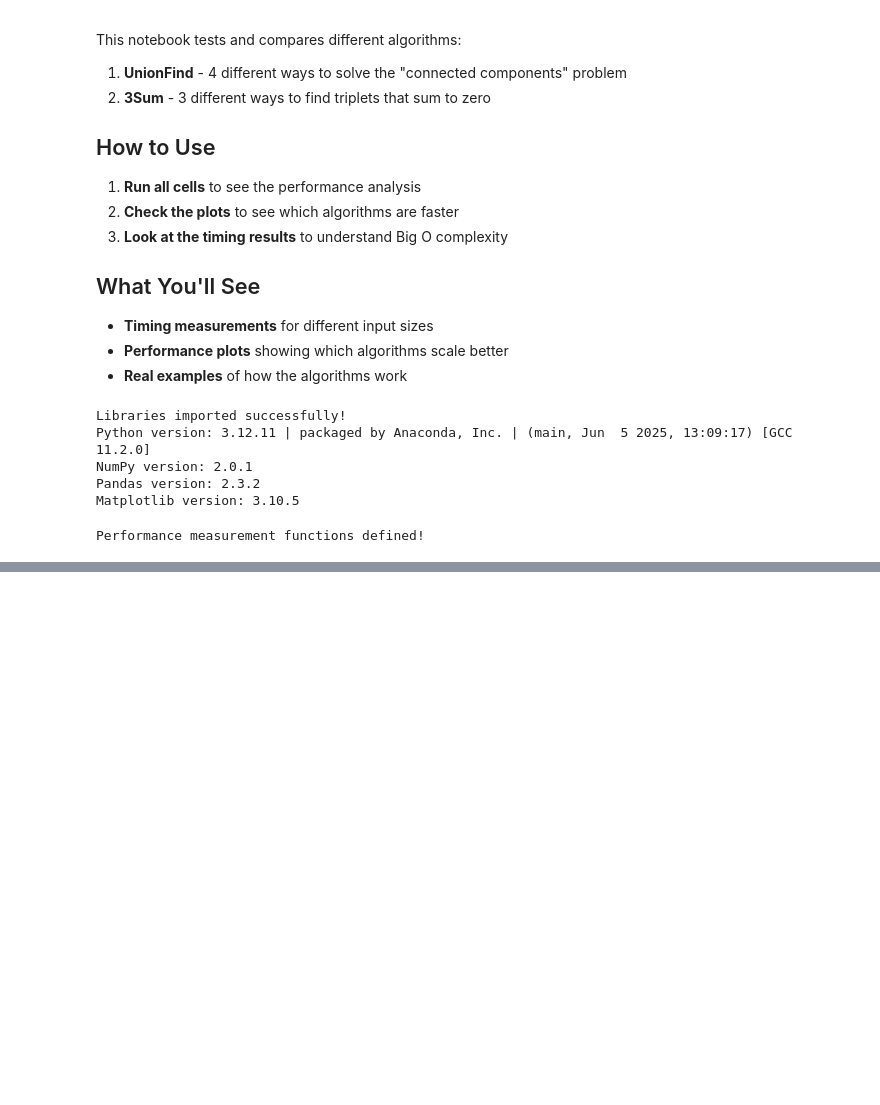
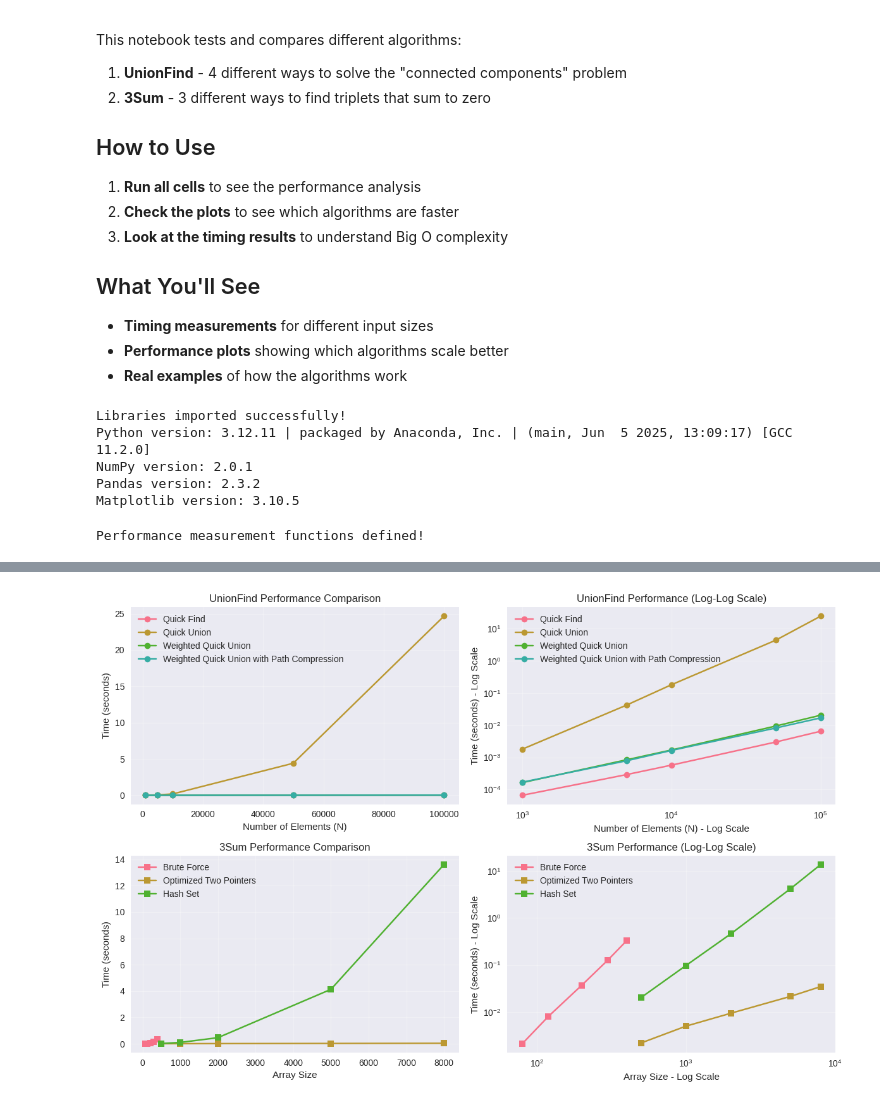
Before and after one commit to legitmattias/1dv018-assignment1, a Jupyter notebook: notebooks/algorithm_analysis.ipynb, the cells around one changed output, grey strips where cells are left out. Saved outputs shown, nothing was run; the diff lists cells and outputs as text; code cells hidden in the pictures; blank space fills up the shorter version.

```diff
--- a/notebooks/algorithm_analysis.ipynb
+++ b/notebooks/algorithm_analysis.ipynb
@@ -98,12 +98,10 @@ print("Performance measurement functions defined!")
 # %% [output]
 Performance measurement functions defined!
 # %%
-# UnionFind Performance Analysis
 print("=== UnionFind Performance Analysis ===")
 
-# Test parameters
-n_values = [100, 500, 1000, 2000, 5000]
-num_operations = 1000
+# Updated test parameters based on workshop feedback
+n_values = [1000, 5000, 10000, 50000, 100000]
 
 # UnionFind algorithms to test
 uf_algorithms = [
@@ -117,13 +115,15 @@ uf_algorithms = [
 uf_results = []
 
 for n in n_values:
-    print(f"\nTesting with N = {n}")
+    # Scale operations proportionally to N (~0.9 * N ratio as recommended)
+    num_operations = int(0.9 * n)
+    print(f"\nTesting with N = {n}, Operations = {num_operations}")
     operations = generate_unionfind_operations(n, num_operations)
 
     for name, uf_class in uf_algorithms:
         test_func = setup_unionfind_test(uf_class, n, operations)
 
-        result = %timeit -q -o test_func()  # pyright: ignore
+        result = %timeit -q -o test_func() # pyright: ignore
 
         uf_results.append(
             {
@@ -277,0 +243,85 @@ Visualizations created successfully!
+# %%
+# Visualization of Results
+print("=== Creating Performance Visualizations ===")
+
+# Convert results to DataFrames for easier plotting
+uf_df = pd.DataFrame(uf_results)
+threesum_df = pd.DataFrame(threesum_results)
+
+# Slope verification for complexity analysis
+print("\n=== Slope Analysis for Complexity Verification ===")
+
+# Minimum data points required for slope calculation
+MIN_DATA_POINTS = 2
+
+# UnionFind slope analysis
+print("\nUnionFind Complexity Verification:")
+for algorithm in uf_df["Algorithm"].unique():
+    data = uf_df[uf_df["Algorithm"] == algorithm].sort_values("N")
+    if len(data) >= MIN_DATA_POINTS:
+        # Calculate slope between first and last points in log-log space
+        log_n = np.log10(data["N"].values)
+        log_time = np.log10(data["Time (s)"].values)
+        slope = (log_time[-1] - log_time[0]) / (log_n[-1] - log_n[0])
+        print(f"  {algorithm}: slope = {slope:.2f}")
+
+# 3Sum slope analysis
+print("\n3Sum Complexity Verification:")
+for algorithm in threesum_df["Algorithm"].unique():
+    data = threesum_df[threesum_df["Algorithm"] == algorithm].sort_values("Array Size")
+    if len(data) >= MIN_DATA_POINTS:
+        log_size = np.log10(data["Array Size"].values)
+        log_time = np.log10(data["Time (s)"].values)
+        slope = (log_time[-1] - log_time[0]) / (log_size[-1] - log_size[0])
+        print(f"  {algorithm}: slope = {slope:.2f} "
+              f"(expected: ~2.0 for O(N²), ~3.0 for O(N³))")
+
+# Create UnionFind performance plot
+plt.figure(figsize=(12, 8))
+
+plt.subplot(2, 2, 1)
+for algorithm in uf_df["Algorithm"].unique():
+    data = uf_df[uf_df["Algorithm"] == algorithm]
+    plt.plot(data["N"], data["Time (s)"], marker="o", label=algorithm)
+plt.xlabel("Number of Elements (N)")
+plt.ylabel("Time (seconds)")
+plt.title("UnionFind Performance Comparison")
+plt.legend()
+plt.grid(True, alpha=0.3)
+
+plt.subplot(2, 2, 2)
+for algorithm in uf_df["Algorithm"].unique():
+    data = uf_df[uf_df["Algorithm"] == algorithm]
+    plt.loglog(data["N"], data["Time (s)"], marker="o", label=algorithm)
+plt.xlabel("Number of Elements (N) - Log Scale")
+plt.ylabel("Time (seconds) - Log Scale")
+plt.title("UnionFind Performance (Log-Log Scale)")
+plt.legend()
+plt.grid(True, alpha=0.3)
+
+# Create 3Sum performance plot
+plt.subplot(2, 2, 3)
+for algorithm in threesum_df["Algorithm"].unique():
+    data = threesum_df[threesum_df["Algorithm"] == algorithm]
+    plt.plot(data["Array Size"], data["Time (s)"], marker="s", label=algorithm)
+plt.xlabel("Array Size")
+plt.ylabel("Time (seconds)")
+plt.title("3Sum Performance Comparison")
+plt.legend()
+plt.grid(True, alpha=0.3)
+
+plt.subplot(2, 2, 4)
+for algorithm in threesum_df["Algorithm"].unique():
+    data = threesum_df[threesum_df["Algorithm"] == algorithm]
+    plt.loglog(data["Array Size"], data["Time (s)"], marker="s", label=algorithm)
+plt.xlabel("Array Size - Log Scale")
+plt.ylabel("Time (seconds) - Log Scale")
+plt.title("3Sum Performance (Log-Log Scale)")
+plt.legend()
+plt.grid(True, alpha=0.3)
+
+plt.tight_layout()
+plt.show()
+
+print("Visualizations created successfully!")
+# %% [output]
@@ -277,0 +342 @@ Visualizations created successfully!
+[figure, added]
```
Also changed, not shown: parts of 4 cells of this notebook.
